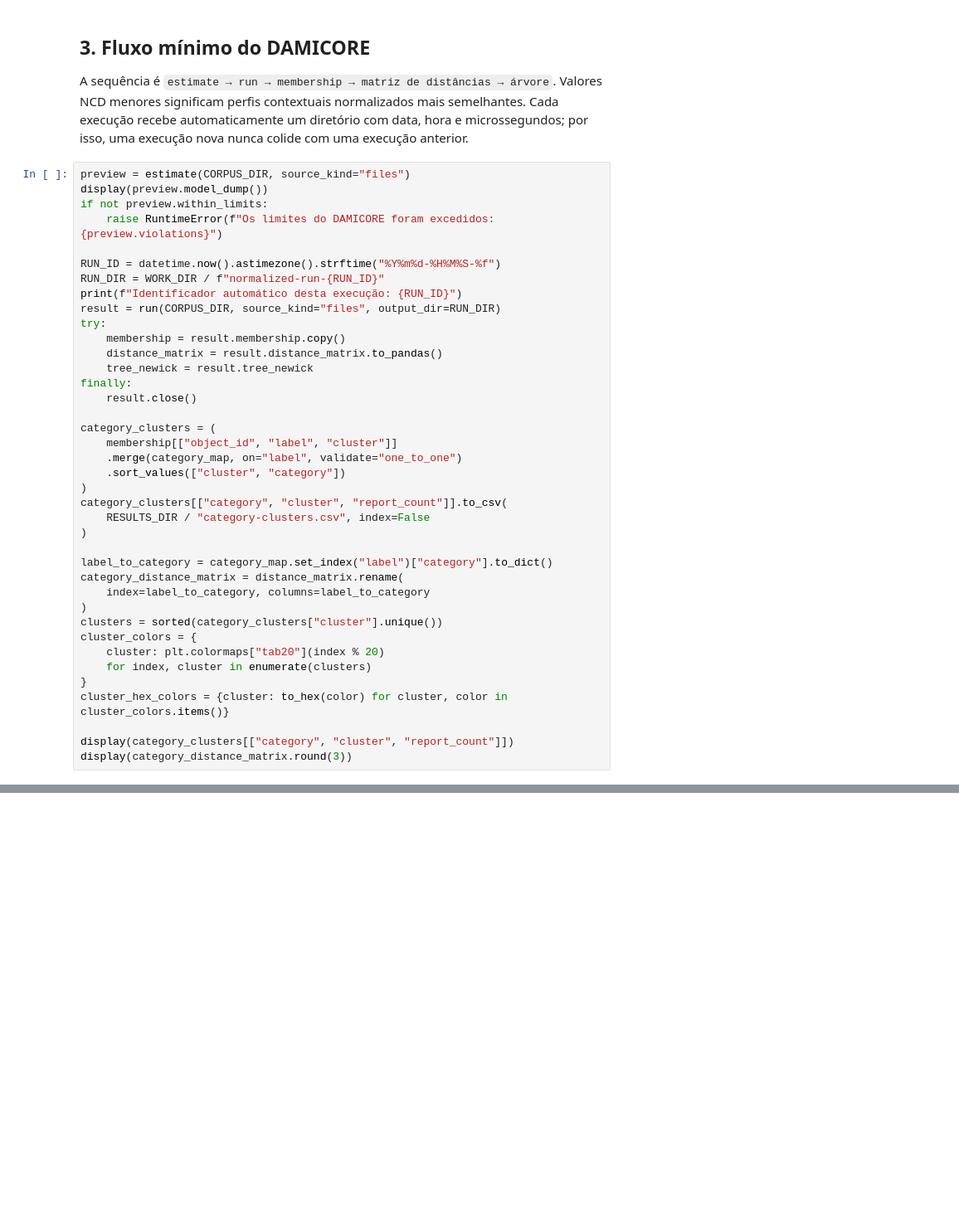
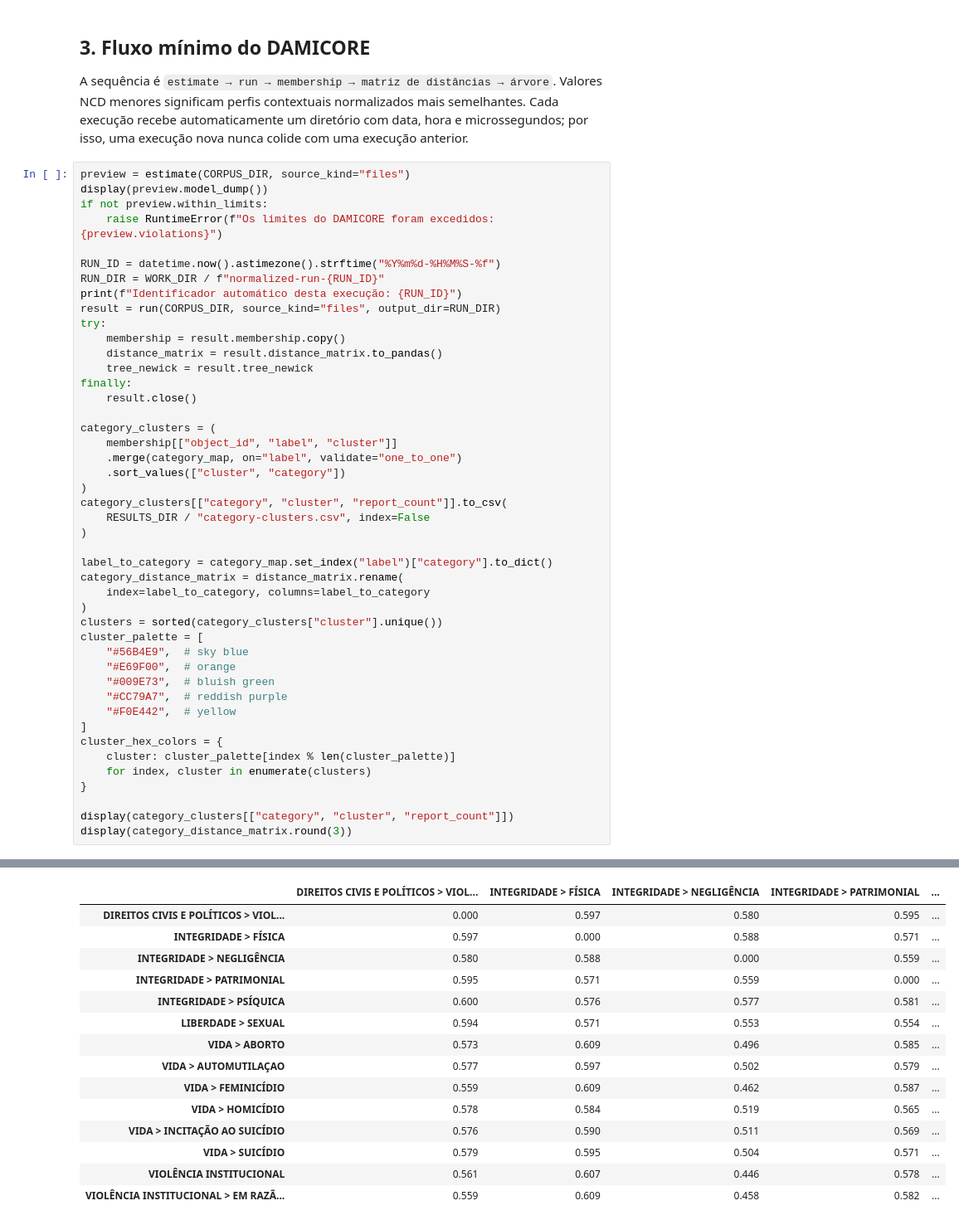
Before and after one commit to rckbrcls/data-mining, a Jupyter notebook: notebooks/01_damicore_abuse_categories.ipynb, the cells around one changed output, grey strips where cells are left out. Shown at 83% size. Drawn from its saved outputs; the diff is of its cells as text; blank space fills up the shorter version.

```diff
--- a/notebooks/01_damicore_abuse_categories.ipynb
+++ b/notebooks/01_damicore_abuse_categories.ipynb
@@ -497,11 +615,18 @@ category_distance_matrix = distance_matrix.rename(
     index=label_to_category, columns=label_to_category
 )
 clusters = sorted(category_clusters["cluster"].unique())
-cluster_colors = {
-    cluster: plt.colormaps["tab20"](index % 20)
+cluster_palette = [
+    "#56B4E9",  # sky blue
+    "#E69F00",  # orange
+    "#009E73",  # bluish green
+    "#CC79A7",  # reddish purple
+    "#F0E442",  # yellow
+]
+cluster_hex_colors = {
+    cluster: cluster_palette[index % len(cluster_palette)]
     for index, cluster in enumerate(clusters)
 }
-cluster_hex_colors = {cluster: to_hex(color) for cluster, color in cluster_colors.items()}
 
 display(category_clusters[["category", "cluster", "report_count"]])
 display(category_distance_matrix.round(3))
+# %% [output]
@@ -508,3 +666,18 @@ display(category_distance_matrix.round(3))
+|  | DIREITOS CIVIS E POLÍTICOS > VIOL... | INTEGRIDADE > FÍSICA | INTEGRIDADE > NEGLIGÊNCIA | INTEGRIDADE > PATRIMONIAL | ... |
+| DIREITOS CIVIS E POLÍTICOS > VIOL... | 0.000 | 0.597 | 0.580 | 0.595 | ... |
+| INTEGRIDADE > FÍSICA | 0.597 | 0.000 | 0.588 | 0.571 | ... |
+| INTEGRIDADE > NEGLIGÊNCIA | 0.580 | 0.588 | 0.000 | 0.559 | ... |
+| INTEGRIDADE > PATRIMONIAL | 0.595 | 0.571 | 0.559 | 0.000 | ... |
+| INTEGRIDADE > PSÍQUICA | 0.600 | 0.576 | 0.577 | 0.581 | ... |
+| LIBERDADE > SEXUAL | 0.594 | 0.571 | 0.553 | 0.554 | ... |
+| VIDA > ABORTO | 0.573 | 0.609 | 0.496 | 0.585 | ... |
+| VIDA > AUTOMUTILAÇAO | 0.577 | 0.597 | 0.502 | 0.579 | ... |
+| VIDA > FEMINICÍDIO | 0.559 | 0.609 | 0.462 | 0.587 | ... |
+| VIDA > HOMICÍDIO | 0.578 | 0.584 | 0.519 | 0.565 | ... |
+| VIDA > INCITAÇÃO AO SUICÍDIO | 0.576 | 0.590 | 0.511 | 0.569 | ... |
+| VIDA > SUICÍDIO | 0.579 | 0.595 | 0.504 | 0.571 | ... |
+| VIOLÊNCIA INSTITUCIONAL | 0.561 | 0.607 | 0.446 | 0.578 | ... |
+| VIOLÊNCIA INSTITUCIONAL > EM RAZÃ... | 0.559 | 0.609 | 0.458 | 0.582 | ... |
 # %% [markdown]
 ## 4. Verificação de predominância do tamanho ou da popularidade
 
```
Also changed, not shown: parts of 14 cells of this notebook, 22 other files.
